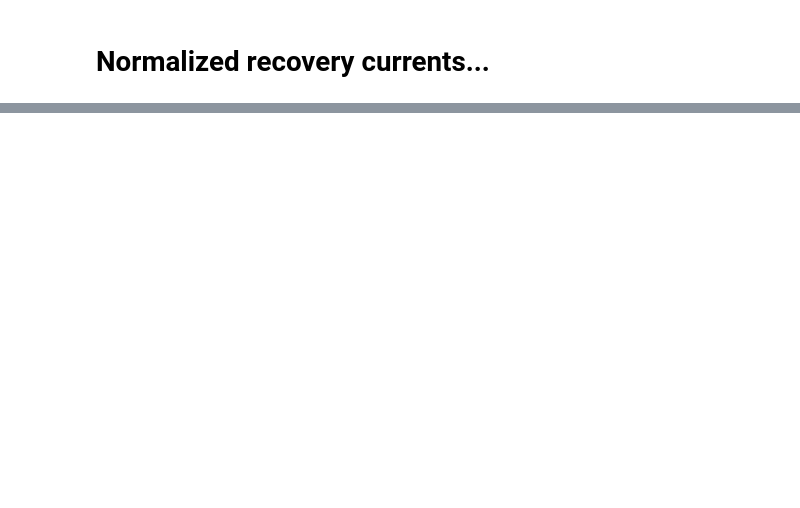
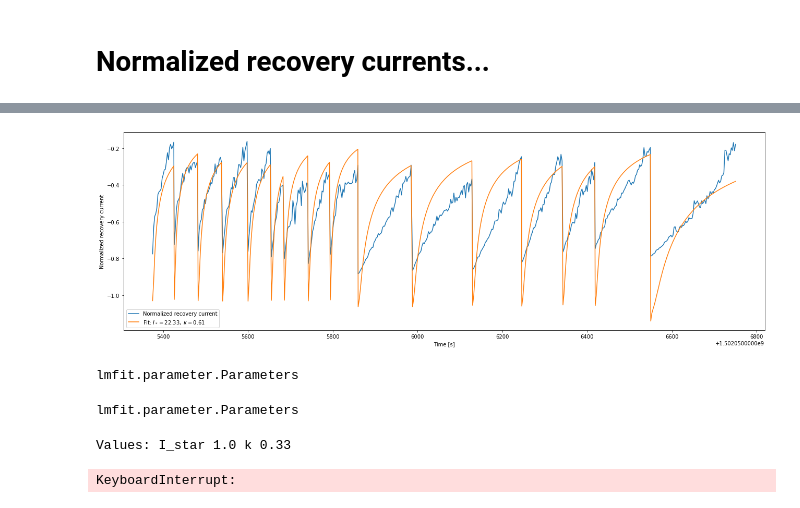
Before and after one commit to carlidel/collimator_scans, a Jupyter notebook: first_fit.ipynb, the cells around one changed output, grey strips where cells are left out. Saved outputs shown, nothing was run; the diff lists cells and outputs as text; code cells hidden in the pictures; blank space fills up the shorter version.

```diff
--- a/first_fit.ipynb
+++ b/first_fit.ipynb
@@ -372,0 +489,3 @@ Canvas(toolbar=Toolbar(toolitems=[('Home', 'Reset original view', 'home', 'home'
+# %%
+final_bis = lmfit.minimize(fit_functions.resid_func, pars, args=(x_list, y_list, False))
+c1_bis, c2_bis = fit_functions.ana_current(final.params, x_list, y_list)
@@ -373,3 +511,32 @@ Canvas(toolbar=Toolbar(toolitems=[('Home', 'Reset original view', 'home', 'home'
+# %%
+plt.figure(figsize=(18, 6))
+
+tmp = np.array([])
+for t in x_raw[:]:
+    tmp = np.concatenate((tmp, t))
+
+plt.plot(tmp, c1_bis, label="Normalized recovery current")
+plt.plot(tmp, c2_bis, label=f"Fit: $I_*={final_bis.params['I_star'].value:.2f},\\ \\kappa={final_bis.params['k'].value:.2f}$")
+
+plt.legend()
+plt.xlabel("Time [s]")
+plt.ylabel("Normalized recovery current")
+plt.tight_layout()
+# %% [output]
+[figure, added]
+# %%
+type(final.params)
+# %% [output]
+lmfit.parameter.Parameters
+# %%
+type(pars)
+# %% [output]
+lmfit.parameter.Parameters
+# %%
+resid_func(pars, x_list, y_list)
+# %% [output]
+Values: I_star 1.0 k 0.33
+KeyboardInterrupt:
 # %%
 # plt.figure(figsize=(18, 6))
 plt.figure(figsize=(13, 6))
```
Also changed, not shown: parts of 21 cells of this notebook, 3 other files.
